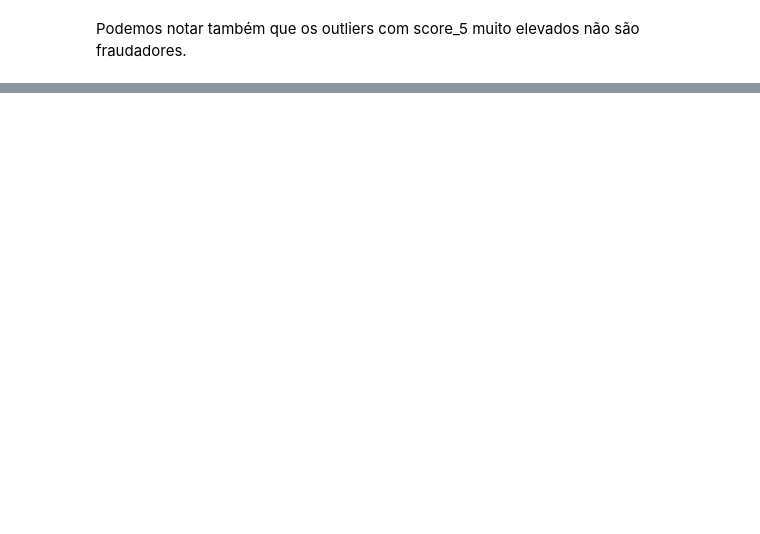
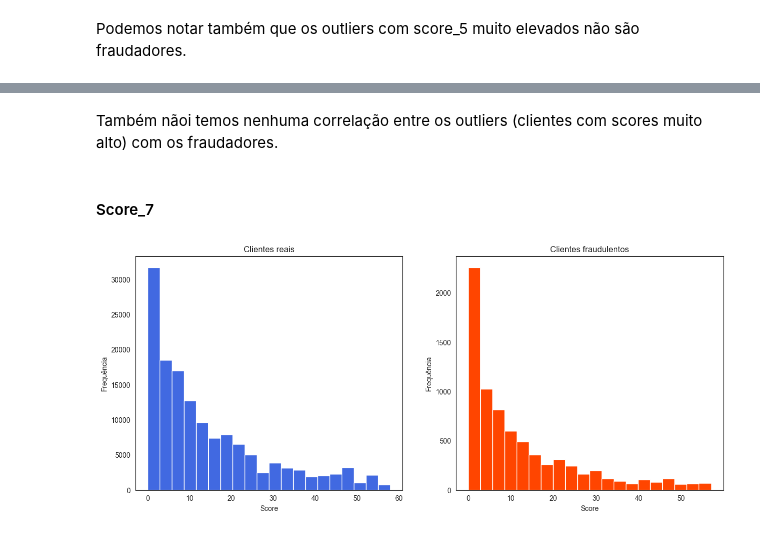
Before and after one commit to WiiniSilva/Fraude_Case, a Jupyter notebook: Fraude_Case.ipynb, the cells around one changed output, grey strips where cells are left out. Saved outputs shown, nothing was run; the diff lists cells and outputs as text; code cells hidden in the pictures; blank space fills up the shorter version.

```diff
--- a/Fraude_Case.ipynb
+++ b/Fraude_Case.ipynb
@@ -450,0 +458,8 @@ Podemos notar também que os outliers com score_5 muito elevados não são fraud
+# %% [markdown]
+Também nãoi temos nenhuma correlação entre os outliers (clientes com scores muito alto) com os fraudadores.
+# %% [markdown]
+#### Score_7
+# %%
+criar_histograma(df, 'score_7', 'fraude')
+# %% [output]
+[figure, added]
```
Also changed, not shown: parts of 16 cells of this notebook.
